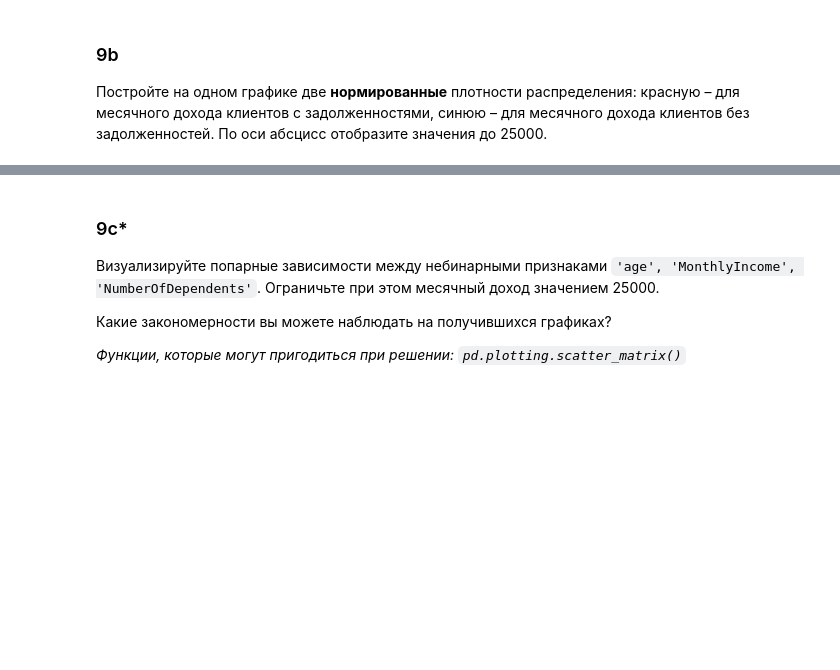
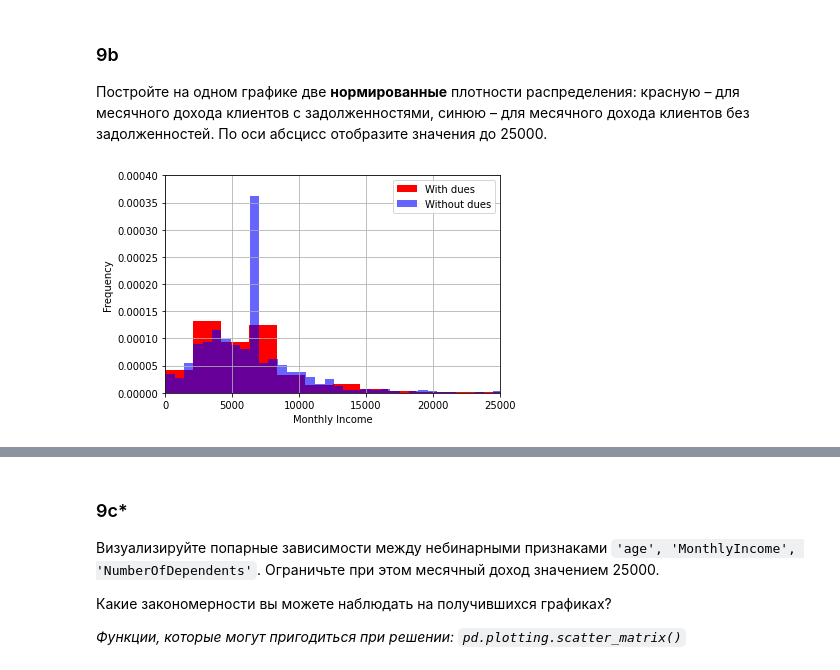
Before and after one commit to kirillserious/2021-machine-learning, a Jupyter notebook: lab_01/lab-1-pandas.ipynb, the cells around one changed output, grey strips where cells are left out. Cells and saved outputs as stored; diff of their text form; code cells hidden in the pictures; blank space fills up the shorter version.

```diff
--- a/lab_01/lab-1-pandas.ipynb
+++ b/lab_01/lab-1-pandas.ipynb
@@ -319,0 +311,14 @@ Matplotlib позволяет удобно визуализировать таб
+# %%
+i = (csv_data['NumberOfTime30-59DaysPastDueNotWorse'] > 0) | (csv_data['NumberOfTime60-89DaysPastDueNotWorse'] > 0)
+plt.hist(csv_data.loc[i, 'MonthlyIncome'],  density=True, bins=100, color='r',            label="With dues")
+plt.hist(csv_data.loc[~i, 'MonthlyIncome'], density=True, bins=100, color='b', alpha=0.6, label="Without dues")
+
+plt.axis([0, 25000, 0, 0.0004])
+plt.grid(True)
+plt.xlabel('Monthly Income')
+plt.ylabel('Frequency')
+plt.legend()
+
+plt.show()
+# %% [output]
+[figure, added]
```
Also changed, not shown: parts of 9 cells of this notebook, 1 other file.
